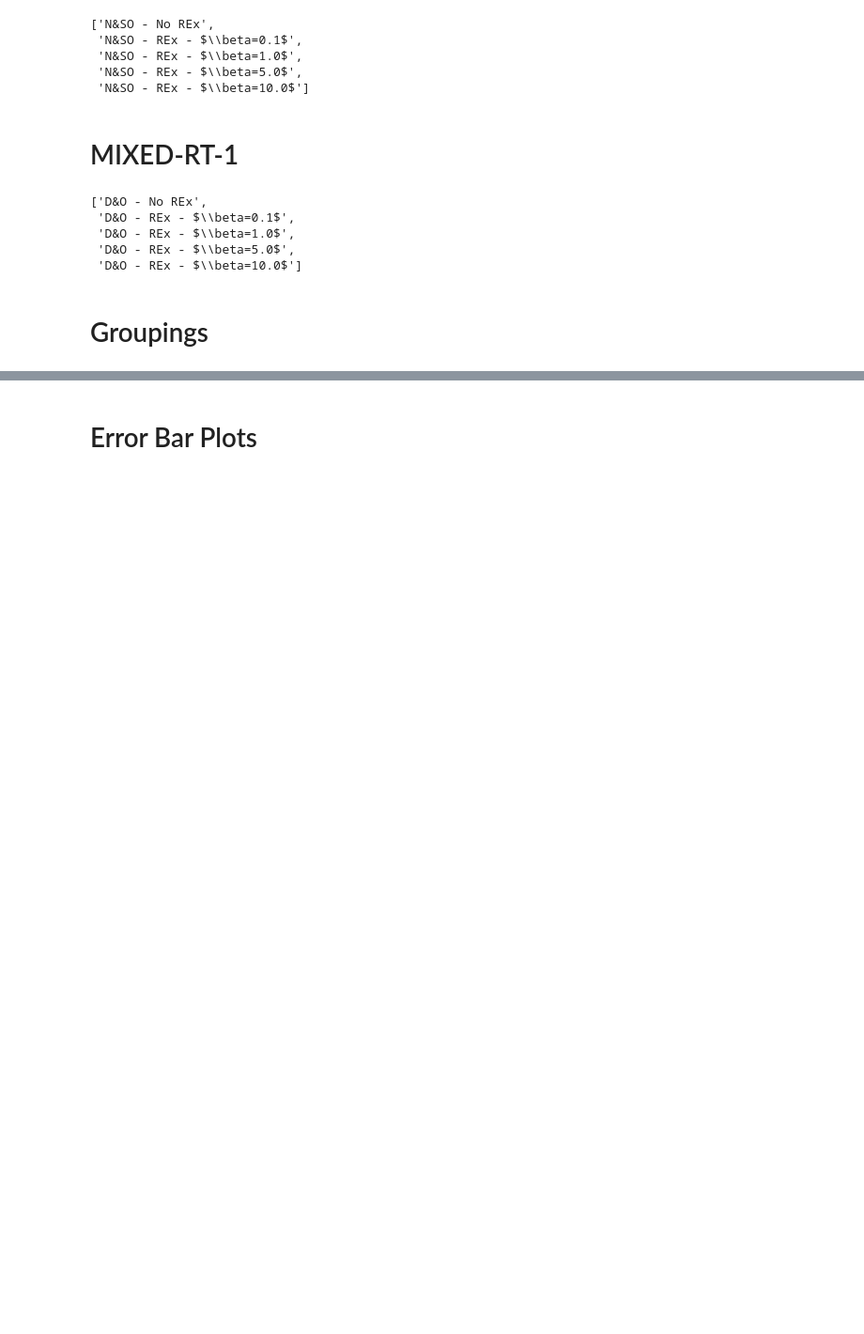
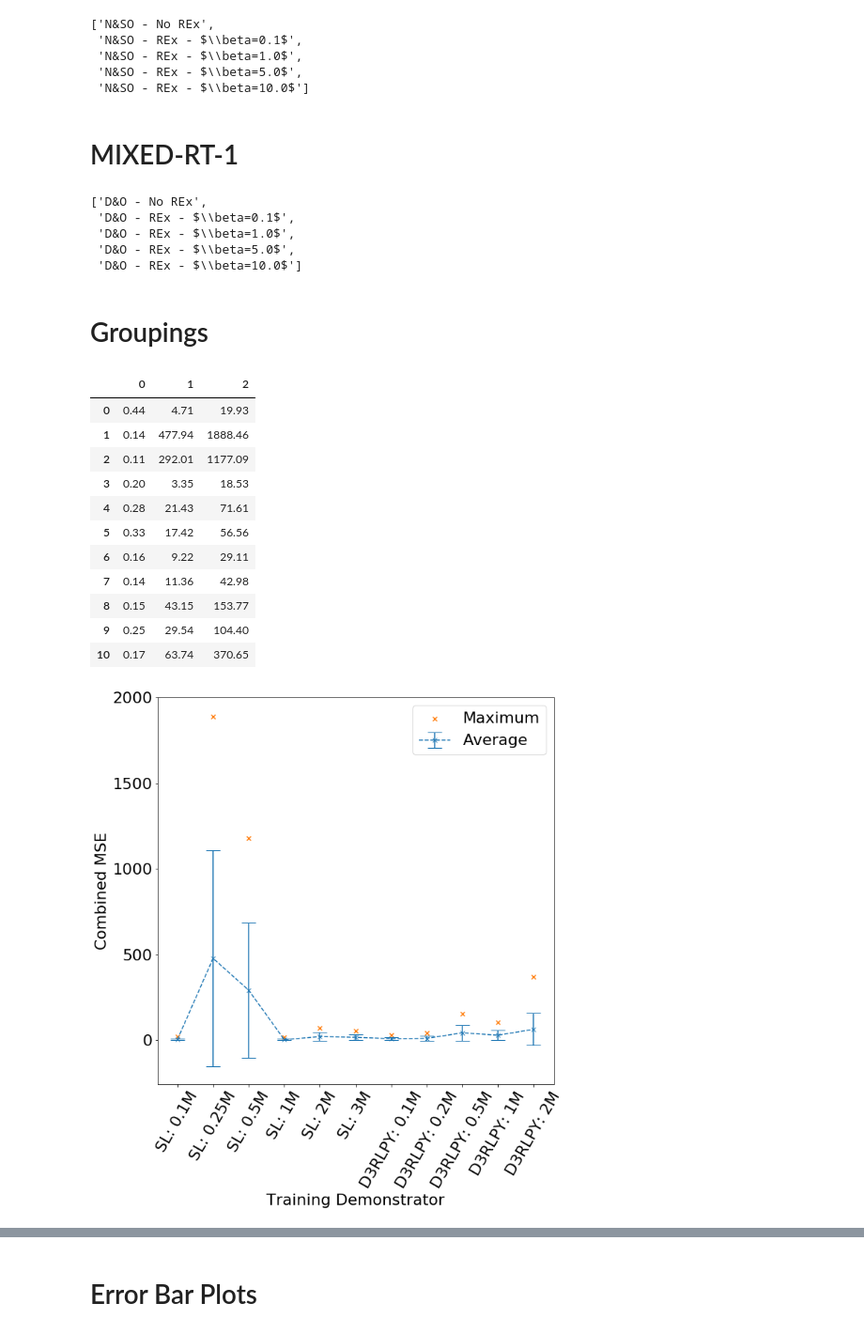
Before and after one commit to thatscotdatasci/mopo, a Jupyter notebook: jupyter/model_scoring_comparisons.ipynb, the cells around one changed output, grey strips where cells are left out. Shown at 94% size. Drawn from its saved outputs; the diff is of its cells as text; code cells hidden in the pictures; blank space fills up the shorter version.

```diff
--- a/jupyter/model_scoring_comparisons.ipynb
+++ b/jupyter/model_scoring_comparisons.ipynb
@@ -71,4 +112,11 @@ sac_experiments_2_steps   = ['MP560', 'MP561', 'MP562']
 sac_experiments_3_steps   = ['MP563', 'MP564', 'MP565']
 
 sac_labels = [f'SL: {i}' for i in ['0.1M', '0.25M', '0.5M', '1M', '2M', '3M']]
-sac_labels
+sac_training_eval_ds = [
+    "SAC-RT-0.1M-4-P0_10000",
+    "SAC-RT-0.25M-4-P0_10000",
+    "SAC-RT-0.5M-4-P0_10000",
+    "SAC-RT-1M-4-P0_10000",
+    "SAC-RT-2M-4-P0_10000",
+    "SAC-RT-3M-4-P0_10000",
+]
@@ -334,0 +549,42 @@ n_evaluation_datasets = len([item for sublist in [list(i) for i in evaluation_da
+# %%
+fig, ax = plt.subplots(1, 1, figsize=(10, 10))
+
+metric = 'overall_mse'
+
+train_mse_avgs = []
+train_mse_stds = []
+
+test_mse_avgs = []
+test_mse_stds = []
+test_mse_maxs = []
+for train_ds_label, train_eval_ds, train_res_df in zip(initial_experiment_labels, initial_experiment_training_eval_ds, initial_experiment_score_avg_dfs):
+    train_mse_avgs.append(train_res_df.loc[train_res_df['evaluation_dataset'] == train_eval_ds, metric].mean())
+    train_mse_stds.append(train_res_df.loc[train_res_df['evaluation_dataset'] == train_eval_ds, metric].std(ddof=0))
+
+    test_mse_avgs.append(train_res_df.loc[train_res_df['evaluation_dataset'] != train_eval_ds, metric].mean())
+    test_mse_stds.append(train_res_df.loc[train_res_df['evaluation_dataset'] != train_eval_ds, metric].std(ddof=0))
+    test_mse_maxs.append(train_res_df.loc[train_res_df['evaluation_dataset'] != train_eval_ds, metric].max())
+
+ax.errorbar(initial_experiment_labels, test_mse_avgs, test_mse_stds, color=cols[0], ls='--', marker='x', capsize=10, label='Average')
+ax.scatter(initial_experiment_labels, test_mse_maxs, marker='x', color=cols[1], label='Maximum')
+ax.set_xticklabels(initial_experiment_labels, rotation=60)
+ax.set_xlabel('Training Demonstrator')
+ax.set_ylabel('Combined MSE')
+# ax.set_ylim(-210, 500)
+plt.legend()
+# fig.savefig(os.path.join(FIG_DIR, 'ch4', 'individual_demonstrator_combined_mse_avgs.png'), pad_inches=0.2, bbox_inches='tight')
+pd.DataFrame([train_mse_avgs, test_mse_avgs, test_mse_maxs]).T.round(2)
+# %% [output]
+|  | 0 | 1 | 2 |
+| 0 | 0.44 | 4.71 | 19.93 |
+| 1 | 0.14 | 477.94 | 1888.46 |
+| 2 | 0.11 | 292.01 | 1177.09 |
+| 3 | 0.20 | 3.35 | 18.53 |
+| 4 | 0.28 | 21.43 | 71.61 |
+| 5 | 0.33 | 17.42 | 56.56 |
+| 6 | 0.16 | 9.22 | 29.11 |
+| 7 | 0.14 | 11.36 | 42.98 |
+| 8 | 0.15 | 43.15 | 153.77 |
+| 9 | 0.25 | 29.54 | 104.40 |
+| 10 | 0.17 | 63.74 | 370.65 |
+[figure, added]
```
Also changed, not shown: parts of 33 cells of this notebook, 9 other files.
